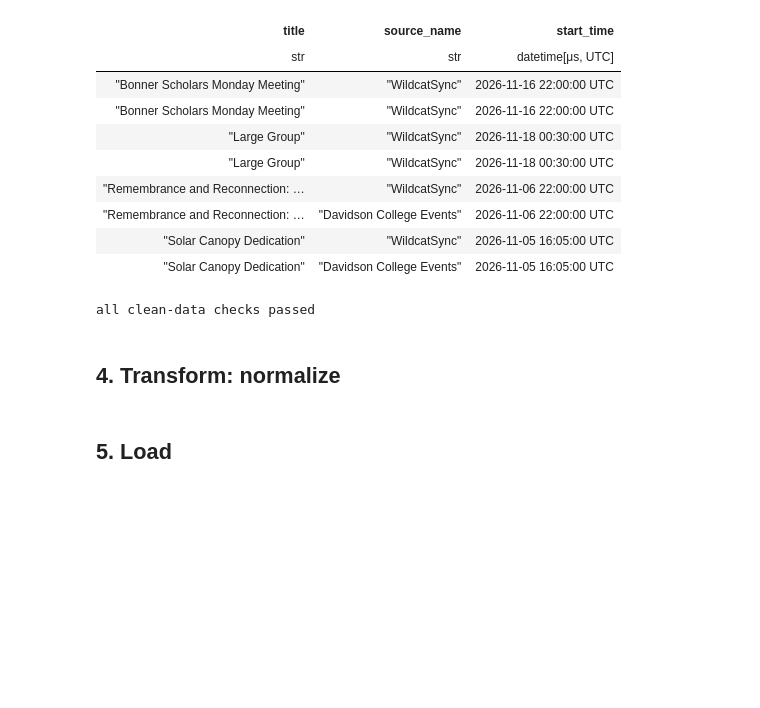
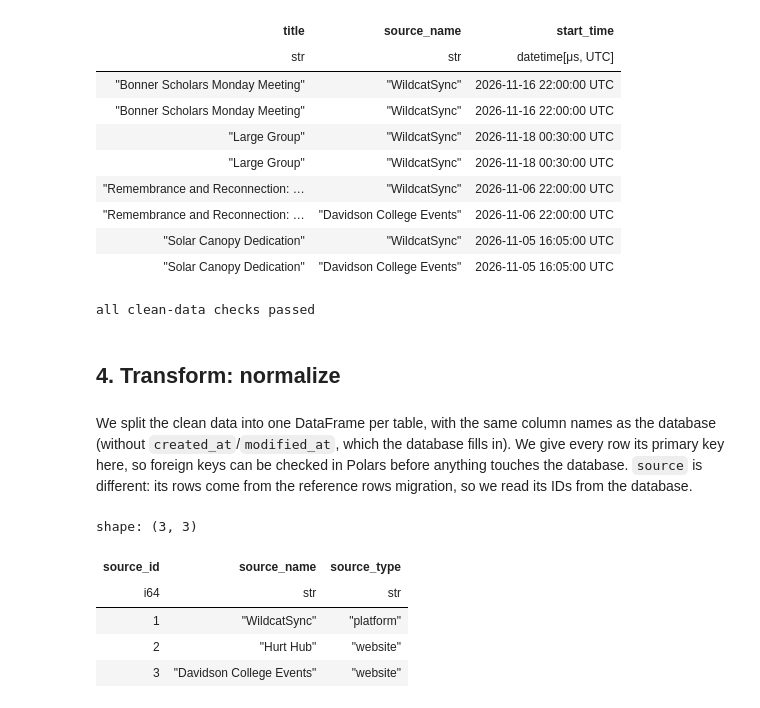
Before and after one commit to Jogarenas/CatCruxis, a Jupyter notebook: etl/etl_pipeline.ipynb, the cells around one changed output. Cells and saved outputs as stored; diff of their text form; code cells hidden in the pictures; blank space fills up the shorter version.

```diff
--- a/etl/etl_pipeline.ipynb
+++ b/etl/etl_pipeline.ipynb
@@ -654,5 +654,18 @@ print("all clean-data checks passed")
 all clean-data checks passed
 # %% [markdown]
 ## 4. Transform: normalize
-# %% [markdown]
-## 5. Load
+# %% [markdown]
+We split the clean data into one DataFrame per table, with the same column names as the database (without `created_at`/`modified_at`, which the database fills in).
+We give every row its primary key here, so foreign keys can be checked in Polars before anything touches the database. `source` is different: its rows come from the reference rows migration, so we read its IDs from the database.
+# %%
+with engine.connect() as conn:
+    source = pl.read_database("SELECT source_id, source_name, source_type FROM source ORDER BY source_id", conn)
+all_rows = cleaned   # every (event, source) row
+source
+# %% [output]
+shape: (3, 3)
+| source_id | source_name | source_type |
+| i64 | str | str |
+| 1 | "WildcatSync" | "platform" |
+| 2 | "Hurt Hub" | "website" |
+| 3 | "Davidson College Events" | "website" |
```
Also changed, not shown: parts of 19 cells of this notebook.
